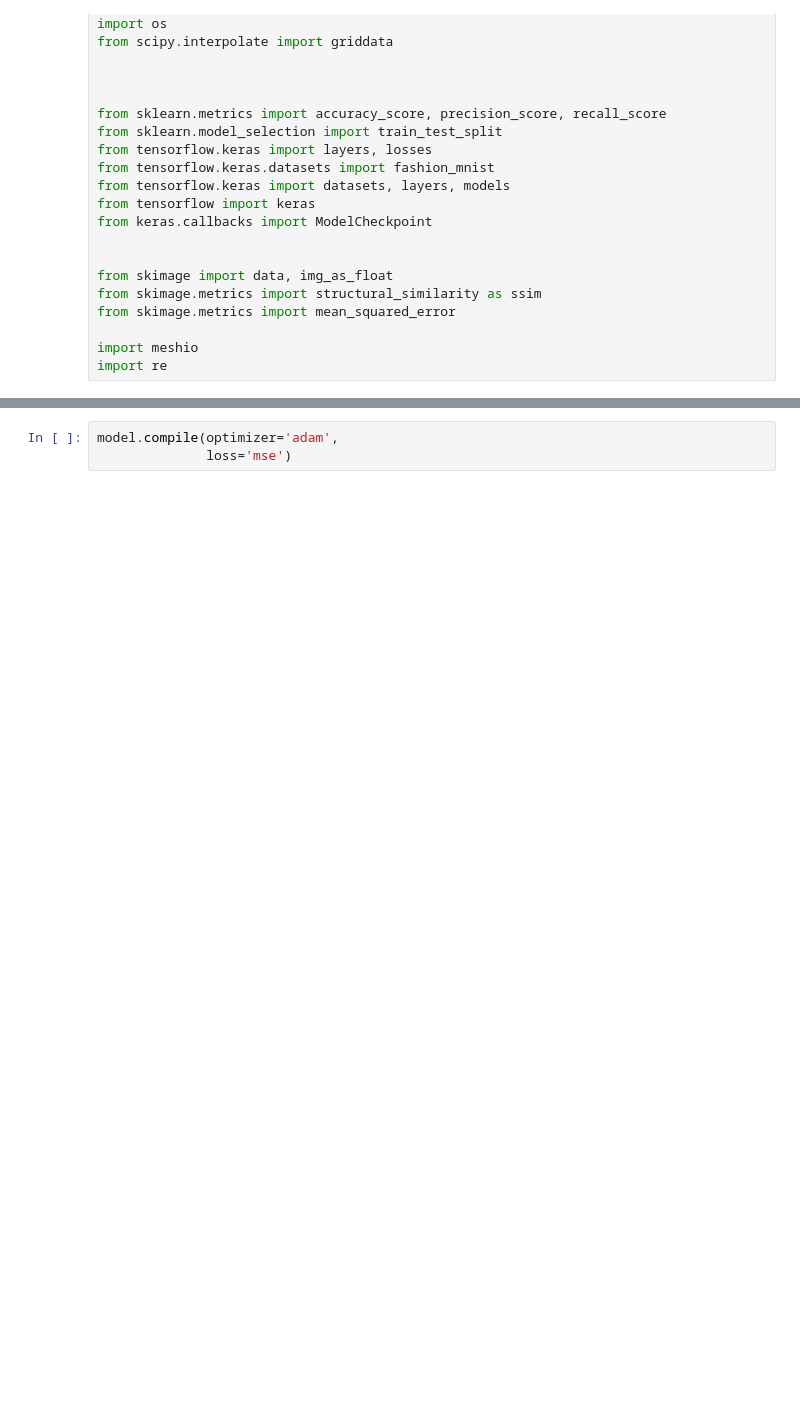
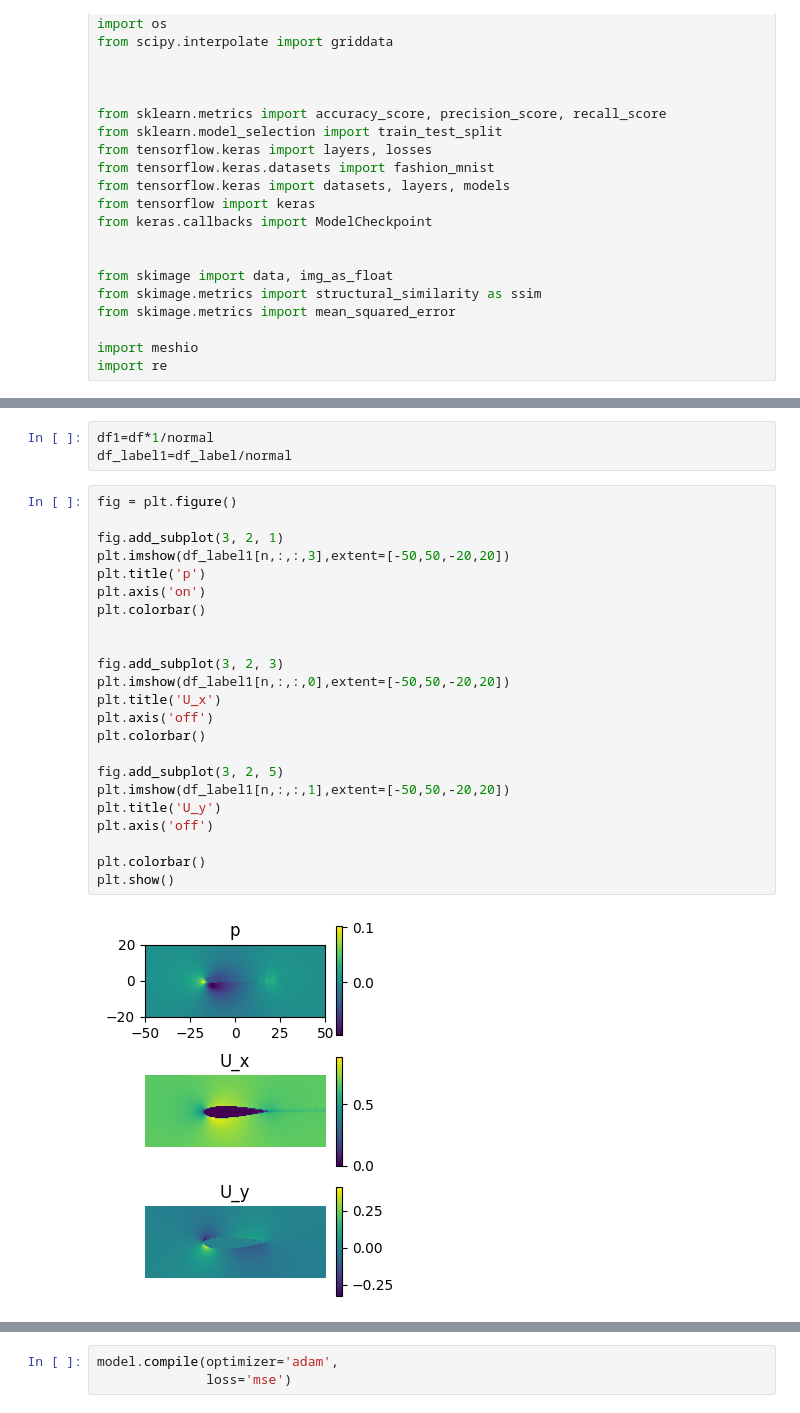
Before and after one commit to hmschlesi/CFDnet_plus, a Jupyter notebook: CFDnet+_no_preprocessing.ipynb, the cells around one changed output, grey strips where cells are left out. Drawn from its saved outputs; the diff is of its cells as text; blank space fills up the shorter version.

```diff
--- a/CFDnet+_no_preprocessing.ipynb
+++ b/CFDnet+_no_preprocessing.ipynb
@@ -83 +96,29 @@ df_label=df_label/normal
+# %%
+df1=df*1/normal
+df_label1=df_label/normal
+# %%
+fig = plt.figure()
+
+fig.add_subplot(3, 2, 1)
+plt.imshow(df_label1[n,:,:,3],extent=[-50,50,-20,20])
+plt.title('p')
+plt.axis('on')
+plt.colorbar()
+
+
+fig.add_subplot(3, 2, 3)
+plt.imshow(df_label1[n,:,:,0],extent=[-50,50,-20,20])
+plt.title('U_x')
+plt.axis('off')
+plt.colorbar()
+
+fig.add_subplot(3, 2, 5)
+plt.imshow(df_label1[n,:,:,1],extent=[-50,50,-20,20])
+plt.title('U_y')
+plt.axis('off')
+
+plt.colorbar()
+plt.show()
+# %% [output]
+[figure, added]
 # %%
```
Also changed, not shown: parts of 23 cells of this notebook, 14 other files.
